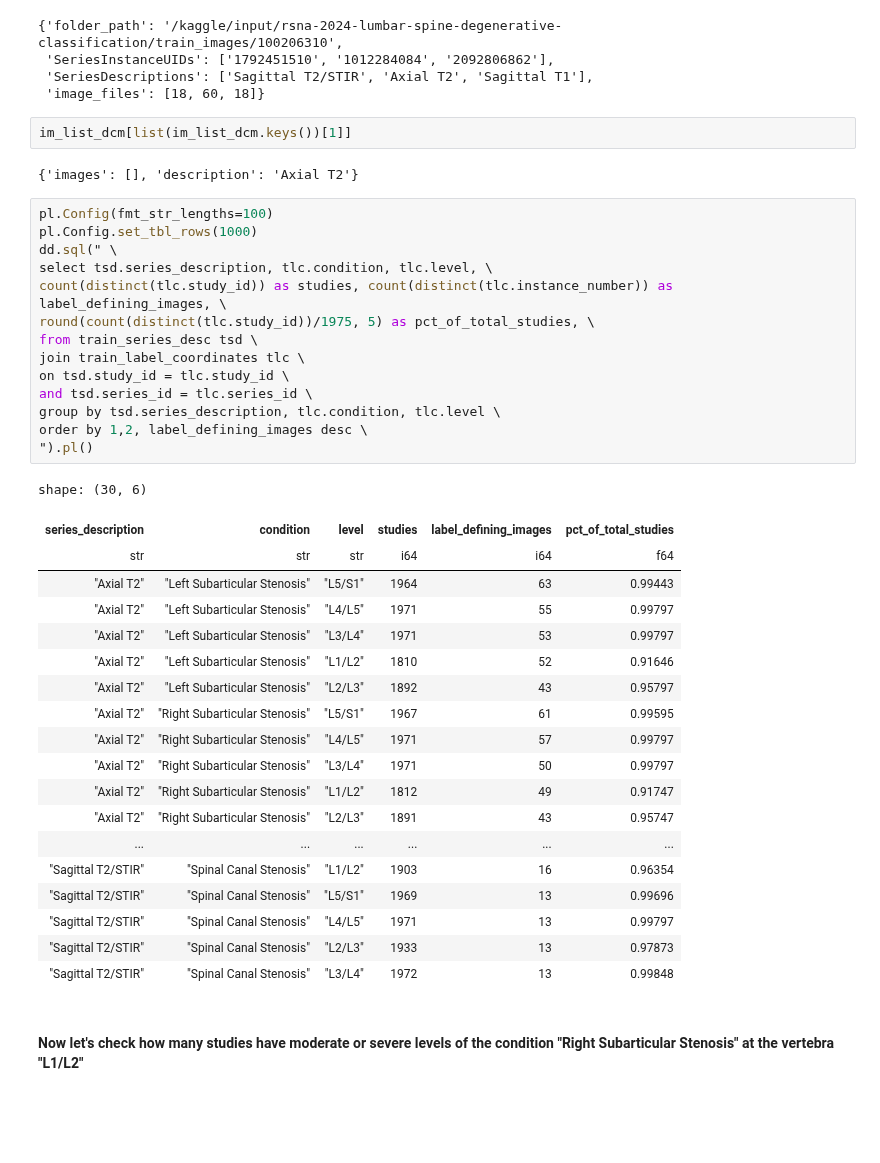
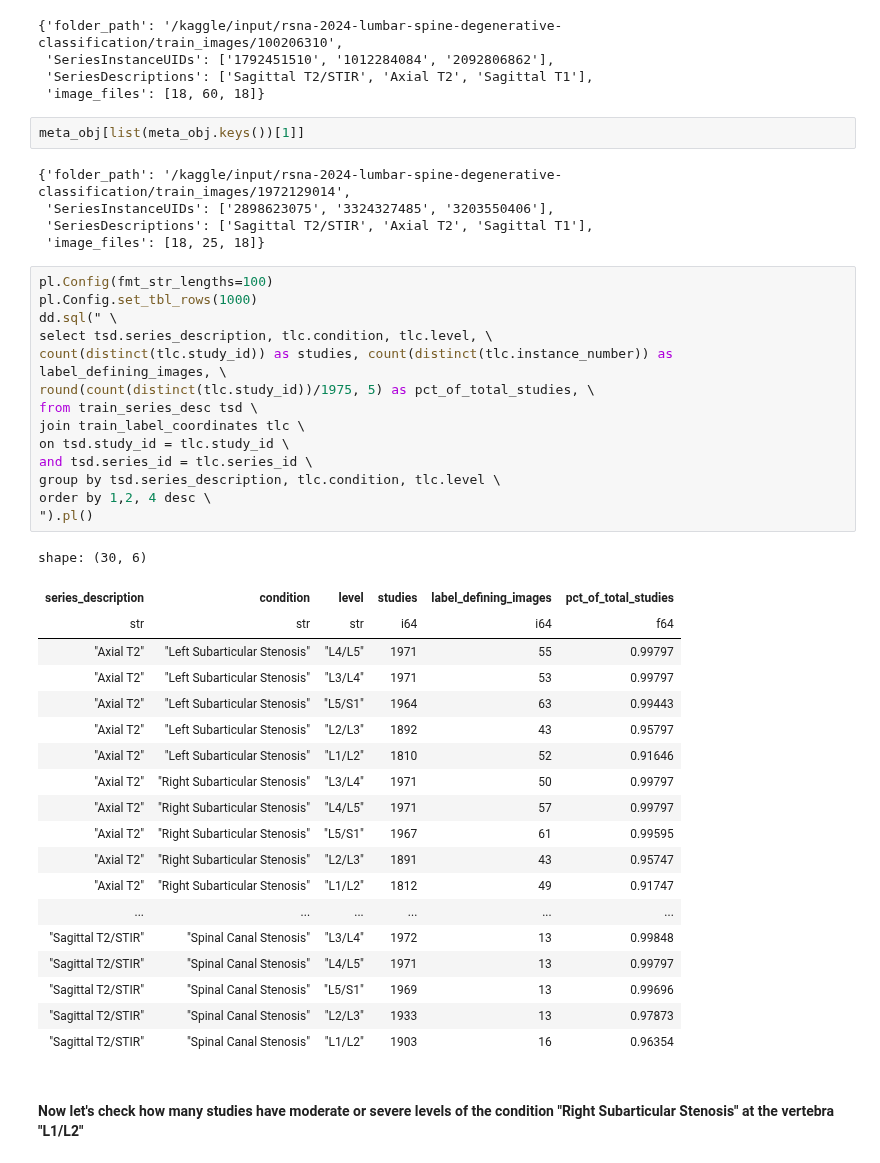
Before and after one commit to sumaniitm/RSNA-2024-Lumbar-Spine-Degenerative-Classification, a Jupyter notebook: primary-problem-study-rsna-2024.ipynb, the cells around one changed output. Drawn from its saved outputs; the diff is of its cells as text; blank space fills up the shorter version.

Commit message:
Kaggle Notebook | primary_problem_study_rsna_2024 | 2024_06_30

```diff
--- a/primary-problem-study-rsna-2024.ipynb
+++ b/primary-problem-study-rsna-2024.ipynb
@@ -169,43 +208,46 @@ meta_obj['100206310']
  'SeriesDescriptions': ['Sagittal T2/STIR', 'Axial T2', 'Sagittal T1'],
  'image_files': [18, 60, 18]}
 # %%
-im_list_dcm[list(im_list_dcm.keys())[1]]
+meta_obj[list(meta_obj.keys())[1]]
 # %% [output]
-{'images': [], 'description': 'Axial T2'}
+{'folder_path': '/kaggle/input/rsna-2024-lumbar-spine-degenerative-classification/train_images/1972129014',
+ 'SeriesInstanceUIDs': ['2898623075', '3324327485', '3203550406'],
+ 'SeriesDescriptions': ['Sagittal T2/STIR', 'Axial T2', 'Sagittal T1'],
+ 'image_files': [18, 25, 18]}
 # %%
 pl.Config(fmt_str_lengths=100)
 pl.Config.set_tbl_rows(1000)
 dd.sql(" \
 select tsd.series_description, tlc.condition, tlc.level, \
 count(distinct(tlc.study_id)) as studies, count(distinct(tlc.instance_number)) as label_defining_images, \
 round(count(distinct(tlc.study_id))/1975, 5) as pct_of_total_studies, \
 from train_series_desc tsd \
 join train_label_coordinates tlc \
 on tsd.study_id = tlc.study_id \
 and tsd.series_id = tlc.series_id \
 group by tsd.series_description, tlc.condition, tlc.level \
-order by 1,2, label_defining_images desc \
+order by 1,2, 4 desc \
 ").pl()
 # %% [output]
 shape: (30, 6)
 | series_description | condition | level | studies | label_defining_images | pct_of_total_studies |
 | str | str | str | i64 | i64 | f64 |
-| "Axial T2" | "Left Subarticular Stenosis" | "L5/S1" | 1964 | 63 | 0.99443 |
 | "Axial T2" | "Left Subarticular Stenosis" | "L4/L5" | 1971 | 55 | 0.99797 |
 | "Axial T2" | "Left Subarticular Stenosis" | "L3/L4" | 1971 | 53 | 0.99797 |
+| "Axial T2" | "Left Subarticular Stenosis" | "L5/S1" | 1964 | 63 | 0.99443 |
+| "Axial T2" | "Left Subarticular Stenosis" | "L2/L3" | 1892 | 43 | 0.95797 |
 | "Axial T2" | "Left Subarticular Stenosis" | "L1/L2" | 1810 | 52 | 0.91646 |
-| "Axial T2" | "Left Subarticular Stenosis" | "L2/L3" | 1892 | 43 | 0.95797 |
+| "Axial T2" | "Right Subarticular Stenosis" | "L3/L4" | 1971 | 50 | 0.99797 |
+| "Axial T2" | "Right Subarticular Stenosis" | "L4/L5" | 1971 | 57 | 0.99797 |
 | "Axial T2" | "Right Subarticular Stenosis" | "L5/S1" | 1967 | 61 | 0.99595 |
-| "Axial T2" | "Right Subarticular Stenosis" | "L4/L5" | 1971 | 57 | 0.99797 |
-| "Axial T2" | "Right Subarticular Stenosis" | "L3/L4" | 1971 | 50 | 0.99797 |
+| "Axial T2" | "Right Subarticular Stenosis" | "L2/L3" | 1891 | 43 | 0.95747 |
 | "Axial T2" | "Right Subarticular Stenosis" | "L1/L2" | 1812 | 49 | 0.91747 |
-| "Axial T2" | "Right Subarticular Stenosis" | "L2/L3" | 1891 | 43 | 0.95747 |
 | ... | ... | ... | ... | ... | ... |
+| "Sagittal T2/STIR" | "Spinal Canal Stenosis" | "L3/L4" | 1972 | 13 | 0.99848 |
+| "Sagittal T2/STIR" | "Spinal Canal Stenosis" | "L4/L5" | 1971 | 13 | 0.99797 |
+| "Sagittal T2/STIR" | "Spinal Canal Stenosis" | "L5/S1" | 1969 | 13 | 0.99696 |
+| "Sagittal T2/STIR" | "Spinal Canal Stenosis" | "L2/L3" | 1933 | 13 | 0.97873 |
 | "Sagittal T2/STIR" | "Spinal Canal Stenosis" | "L1/L2" | 1903 | 16 | 0.96354 |
-| "Sagittal T2/STIR" | "Spinal Canal Stenosis" | "L5/S1" | 1969 | 13 | 0.99696 |
-| "Sagittal T2/STIR" | "Spinal Canal Stenosis" | "L4/L5" | 1971 | 13 | 0.99797 |
-| "Sagittal T2/STIR" | "Spinal Canal Stenosis" | "L2/L3" | 1933 | 13 | 0.97873 |
-| "Sagittal T2/STIR" | "Spinal Canal Stenosis" | "L3/L4" | 1972 | 13 | 0.99848 |
 # %% [markdown]
 #### Now let's check how many studies have moderate or severe levels of the condition "Right Subarticular Stenosis" at the vertebra "L1/L2"
 # %%
```
Also changed, not shown: parts of 16 cells of this notebook.
